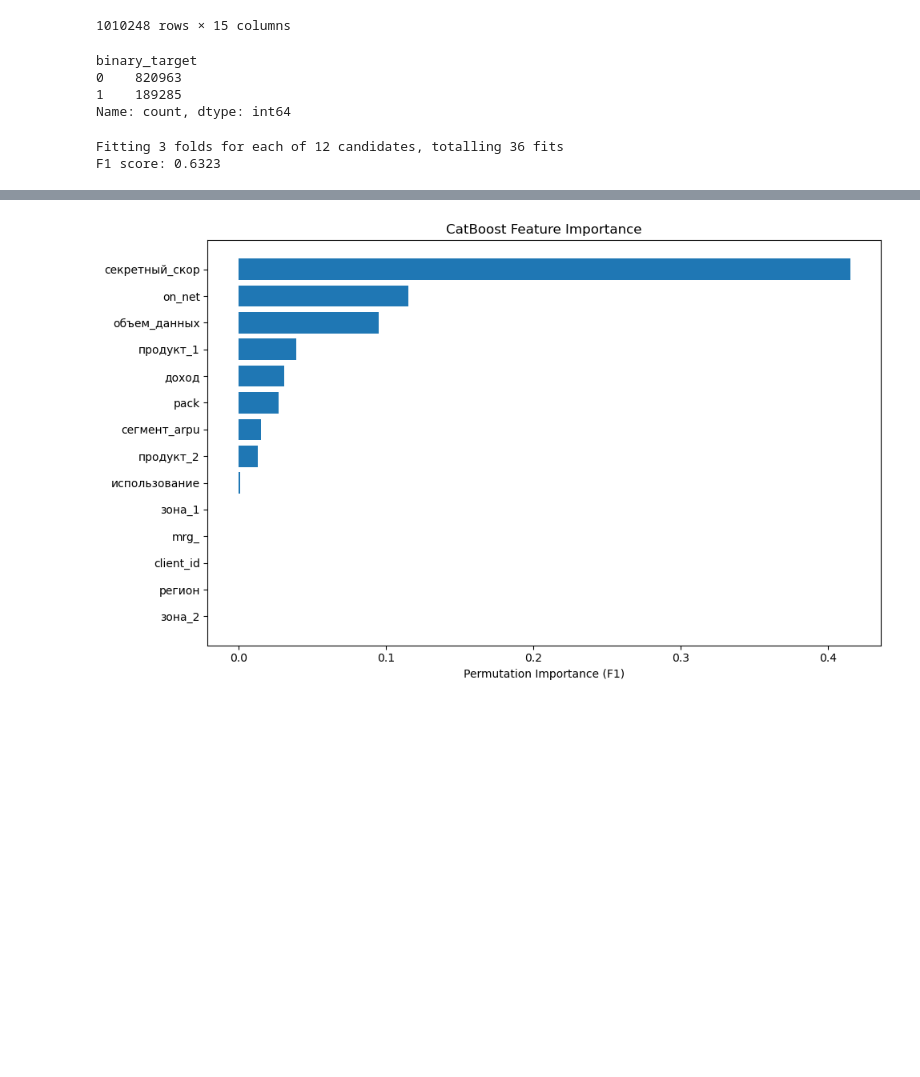
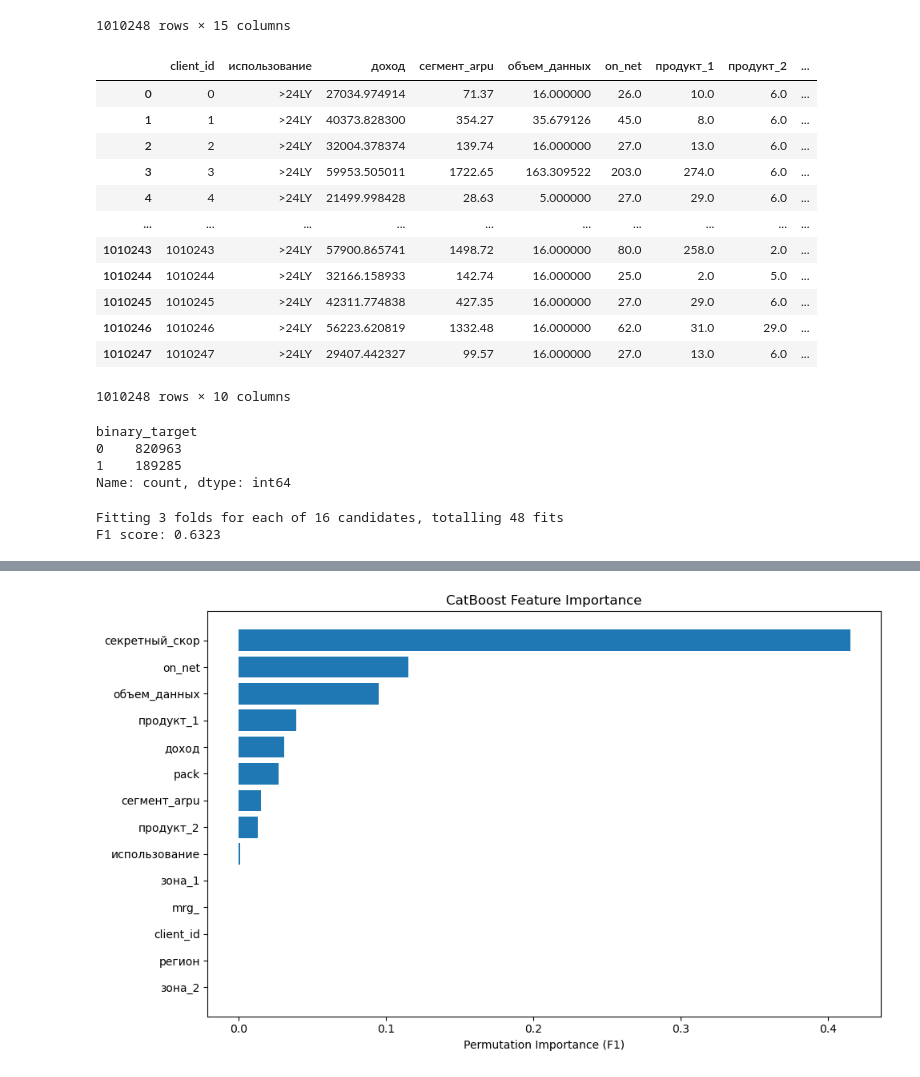
Before and after one commit to KatieGalaeva/shad, a Jupyter notebook: ml_final/teta_ML.ipynb, the cells around one changed output, grey strips where cells are left out. Drawn from its saved outputs; the diff is of its cells as text; code cells hidden in the pictures; blank space fills up the shorter version.

```diff
--- a/ml_final/teta_ML.ipynb
+++ b/ml_final/teta_ML.ipynb
@@ -225,6 +257,22 @@ train
 # %%
 X = train.drop("binary_target", axis=1)
 y = train["binary_target"]
+# %%
+X
+# %% [output]
+|  | client_id | использование | доход | сегмент_arpu | объем_данных | on_net | продукт_1 | продукт_2 | ... |
+| 0 | 0 | >24LY | 27034.974914 | 71.37 | 16.000000 | 26.0 | 10.0 | 6.0 | ... |
+| 1 | 1 | >24LY | 40373.828300 | 354.27 | 35.679126 | 45.0 | 8.0 | 6.0 | ... |
+| 2 | 2 | >24LY | 32004.378374 | 139.74 | 16.000000 | 27.0 | 13.0 | 6.0 | ... |
+| 3 | 3 | >24LY | 59953.505011 | 1722.65 | 163.309522 | 203.0 | 274.0 | 6.0 | ... |
+| 4 | 4 | >24LY | 21499.998428 | 28.63 | 5.000000 | 27.0 | 29.0 | 6.0 | ... |
+| ... | ... | ... | ... | ... | ... | ... | ... | ... | ... |
+| 1010243 | 1010243 | >24LY | 57900.865741 | 1498.72 | 16.000000 | 80.0 | 258.0 | 2.0 | ... |
+| 1010244 | 1010244 | >24LY | 32166.158933 | 142.74 | 16.000000 | 25.0 | 2.0 | 5.0 | ... |
+| 1010245 | 1010245 | >24LY | 42311.774838 | 427.35 | 16.000000 | 27.0 | 29.0 | 6.0 | ... |
+| 1010246 | 1010246 | >24LY | 56223.620819 | 1332.48 | 16.000000 | 62.0 | 31.0 | 29.0 | ... |
+| 1010247 | 1010247 | >24LY | 29407.442327 | 99.57 | 16.000000 | 27.0 | 13.0 | 6.0 | ... |
+1010248 rows × 10 columns
 # %%
 #X = X.drop('client_id', axis = 1)
 # %%
@@ -244,9 +292,10 @@ X_train, X_val, y_train, y_val = train_test_split(X, y, test_size=0.2, random_st
 
 
 param_grid = {
-    'iterations': [300, 200],
-    'learning_rate': [0.03, 0.001],
-    'depth': [4, 3, 2],
+    'iterations': [100, 200],
+    'learning_rate': [0.003, 0.001],
+    'depth': [4, 3],
+    'l2_leaf_reg':[4, 3]
 }
 
 
@@ -278,7 +327,7 @@ best_score = grid_search.best_score_
 y_pred = best_model.predict(X_val)
 print(f"F1 score: {f1_score(y_val, y_pred):.4f}")
 # %% [output]
-Fitting 3 folds for each of 12 candidates, totalling 36 fits
+Fitting 3 folds for each of 16 candidates, totalling 48 fits
 F1 score: 0.6323
 # %%
 print(best_params)
```
Also changed, not shown: parts of 13 cells of this notebook.
